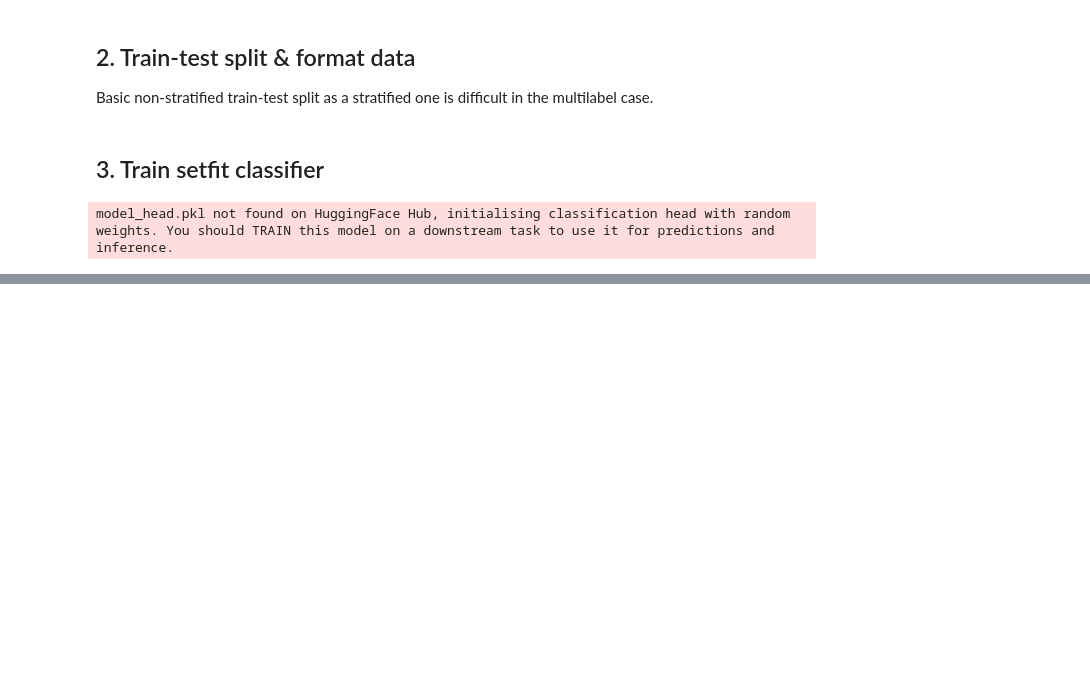
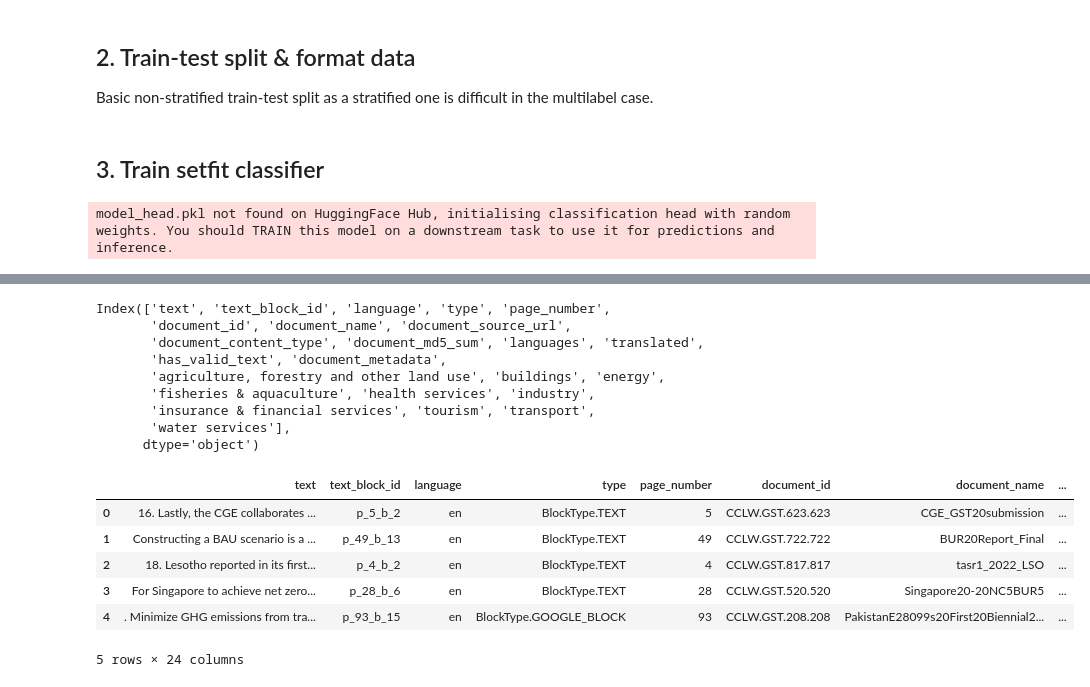
Before and after one commit to climatepolicyradar/global-stocktake, a Jupyter notebook: notebooks/argilla/sector-text-classifier/prototype-classifier.ipynb, the cells around one changed output, grey strips where cells are left out. Cells and saved outputs as stored; diff of their text form; code cells hidden in the pictures; blank space fills up the shorter version.

```diff
--- a/notebooks/argilla/sector-text-classifier/prototype-classifier.ipynb
+++ b/notebooks/argilla/sector-text-classifier/prototype-classifier.ipynb
@@ -225,0 +274,62 @@ incorrect: 19/122)
+# %%
+text_blocks_doc_metadata_sample = []
+
+for document in tqdm(dataset.documents):
+    if document.text_blocks is None:
+        print(f"Skipping {document.document_id} as no text blocks")
+        continue
+
+    doc_metadata = document.dict(exclude={"text_blocks", "page_metadata"})
+
+    # Randomly sample a fixed number of text blocks per document
+    if len(document.text_blocks) <= TEXT_BLOCKS_PER_DOCUMENT:
+        blocks = document.text_blocks
+    else:
+        blocks = random.sample(document.text_blocks, TEXT_BLOCKS_PER_DOCUMENT)
+
+    text_blocks_doc_metadata_sample += zip(blocks, [doc_metadata] * len(blocks))
+# %%
+def predict_from_text_blocks(
+    model: SetFitModel, text_blocks_and_doc_metadata: Sequence[tuple[TextBlock, dict]]
+):
+    text = [
+        block.to_string().replace("\n", " ").replace("  ", " ")
+        for (block, _) in text_blocks_and_doc_metadata
+    ]
+    y_pred = model.predict(text, as_numpy=False)
+    y_pred_df = pd.DataFrame(y_pred, columns=mlb.classes_)
+
+    metadata = [
+        {"text": text[idx]}
+        | block.dict(include={"language", "text_block_id", "type", "page_number"})
+        | metadata_dict
+        for idx, (block, metadata_dict) in enumerate(text_blocks_and_doc_metadata)
+    ]
+    metadata_df = pd.DataFrame.from_records(metadata)
+
+    predictions_df = pd.concat([metadata_df, y_pred_df], axis=1)
+
+    return predictions_df
+
+
+pred_df = predict_from_text_blocks(model, text_blocks_doc_metadata_sample[:20])
+# %%
+print(pred_df.columns)
+pred_df.head()
+# %% [output]
+Index(['text', 'text_block_id', 'language', 'type', 'page_number',
+       'document_id', 'document_name', 'document_source_url',
+       'document_content_type', 'document_md5_sum', 'languages', 'translated',
+       'has_valid_text', 'document_metadata',
+       'agriculture, forestry and other land use', 'buildings', 'energy',
+       'fisheries & aquaculture', 'health services', 'industry',
+       'insurance & financial services', 'tourism', 'transport',
+       'water services'],
+      dtype='object')
+|  | text | text_block_id | language | type | page_number | document_id | document_name | ... |
+| 0 | 16. Lastly, the CGE collaborates ... | p_5_b_2 | en | BlockType.TEXT | 5 | CCLW.GST.623.623 | CGE_GST20submission | ... |
+| 1 | Constructing a BAU scenario is a ... | p_49_b_13 | en | BlockType.TEXT | 49 | CCLW.GST.722.722 | BUR20Report_Final | ... |
+| 2 | 18. Lesotho reported in its first... | p_4_b_2 | en | BlockType.TEXT | 4 | CCLW.GST.817.817 | tasr1_2022_LSO | ... |
+| 3 | For Singapore to achieve net zero... | p_28_b_6 | en | BlockType.TEXT | 28 | CCLW.GST.520.520 | Singapore20-20NC5BUR5 | ... |
+| 4 | . Minimize GHG emissions from tra... | p_93_b_15 | en | BlockType.GOOGLE_BLOCK | 93 | CCLW.GST.208.208 | PakistanE28099s20First20Biennial2... | ... |
+5 rows × 24 columns
```
Also changed, not shown: parts of 14 cells of this notebook.
